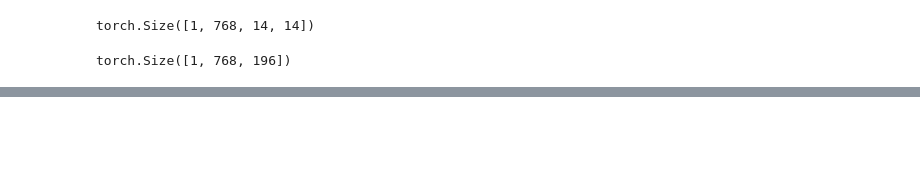
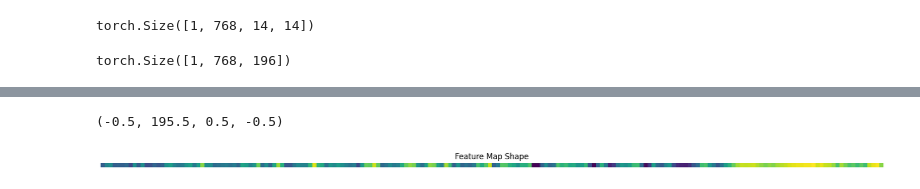
Before and after one commit to AlexanderWeismannn/ML-Paper-Replication, a Jupyter notebook: ML_Paper_Replica/pytorch_replication.ipynb, the cells around one changed output, grey strips where cells are left out. Cells and saved outputs as stored; diff of their text form; code cells hidden in the pictures; blank space fills up the shorter version.

```diff
--- a/ML_Paper_Replica/pytorch_replication.ipynb
+++ b/ML_Paper_Replica/pytorch_replication.ipynb
@@ -330,0 +332,3 @@ Permuted Shape: torch.Size([1, 196, 768])
+# %%
+single_flat_feature_map = img_out_of_conv_flattened_permuted[:,:,0]
+single_flat_feature_map
@@ -330,0 +353,9 @@ Permuted Shape: torch.Size([1, 196, 768])
+# %%
+#plot flatenned feature map visually
+plt.figure(figsize=(22,22))
+plt.imshow(single_flat_feature_map.detach().numpy())
+plt.title(f"Feature Map Shape")
+plt.axis(False)
+# %% [output]
+(-0.5, 195.5, 0.5, -0.5)
+[figure, added]
```
Also changed, not shown: parts of 10 cells of this notebook.
